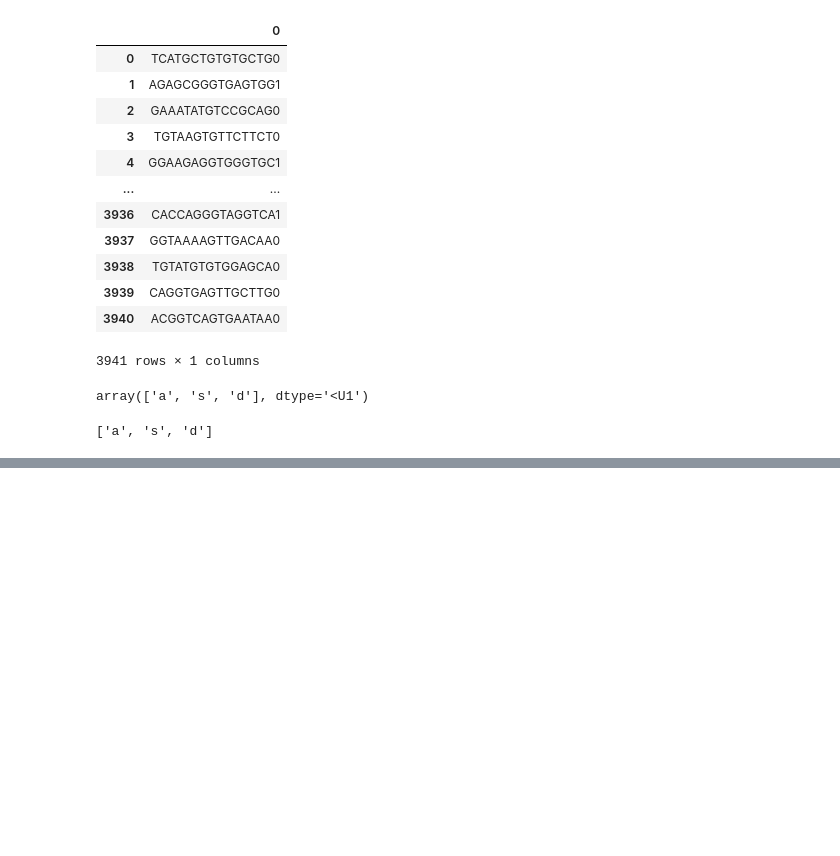
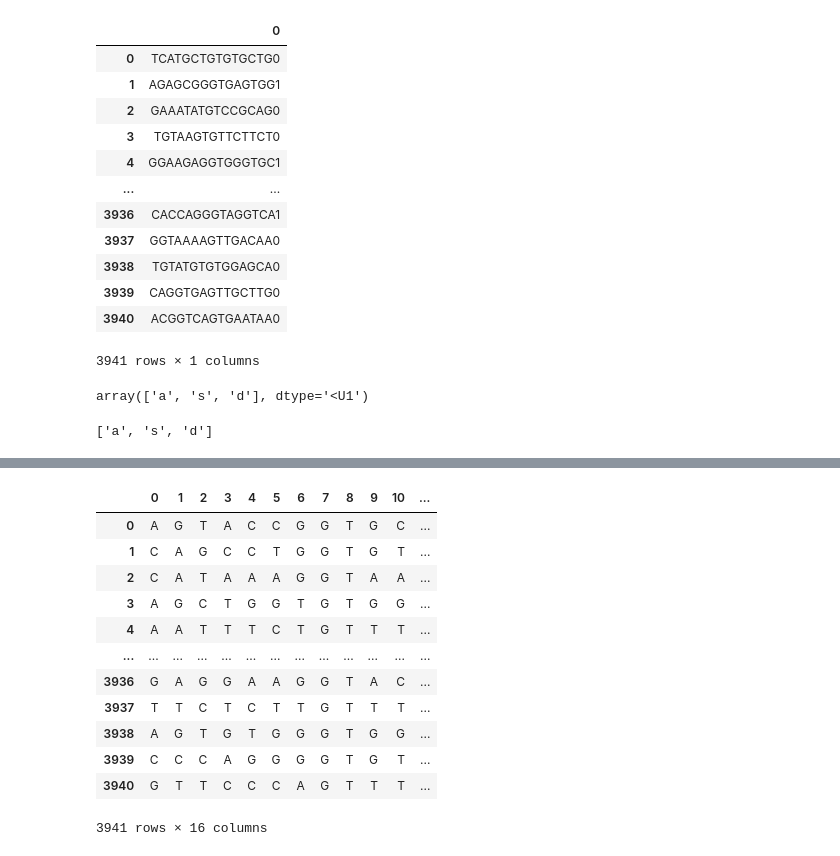
Before and after one commit to cyberorzech/UMA_Projekt, a Jupyter notebook: brudnopis.ipynb, the cells around one changed output, grey strips where cells are left out. Saved outputs shown, nothing was run; the diff lists cells and outputs as text; code cells hidden in the pictures; blank space fills up the shorter version.

```diff
--- a/brudnopis.ipynb
+++ b/brudnopis.ipynb
@@ -213,0 +381,16 @@ x
+# %%
+x
+# %% [output]
+|  | 0 | 1 | 2 | 3 | 4 | 5 | 6 | 7 | 8 | 9 | 10 | ... |
+| 0 | A | G | T | A | C | C | G | G | T | G | C | ... |
+| 1 | C | A | G | C | C | T | G | G | T | G | T | ... |
+| 2 | C | A | T | A | A | A | G | G | T | A | A | ... |
+| 3 | A | G | C | T | G | G | T | G | T | G | G | ... |
+| 4 | A | A | T | T | T | C | T | G | T | T | T | ... |
+| ... | ... | ... | ... | ... | ... | ... | ... | ... | ... | ... | ... | ... |
+| 3936 | G | A | G | G | A | A | G | G | T | A | C | ... |
+| 3937 | T | T | C | T | C | T | T | G | T | T | T | ... |
+| 3938 | A | G | T | G | T | G | G | G | T | G | G | ... |
+| 3939 | C | C | C | A | G | G | G | G | T | G | T | ... |
+| 3940 | G | T | T | C | C | C | A | G | T | T | T | ... |
+3941 rows × 16 columns
```
Also changed, not shown: parts of 10 cells of this notebook, 5 other files.
